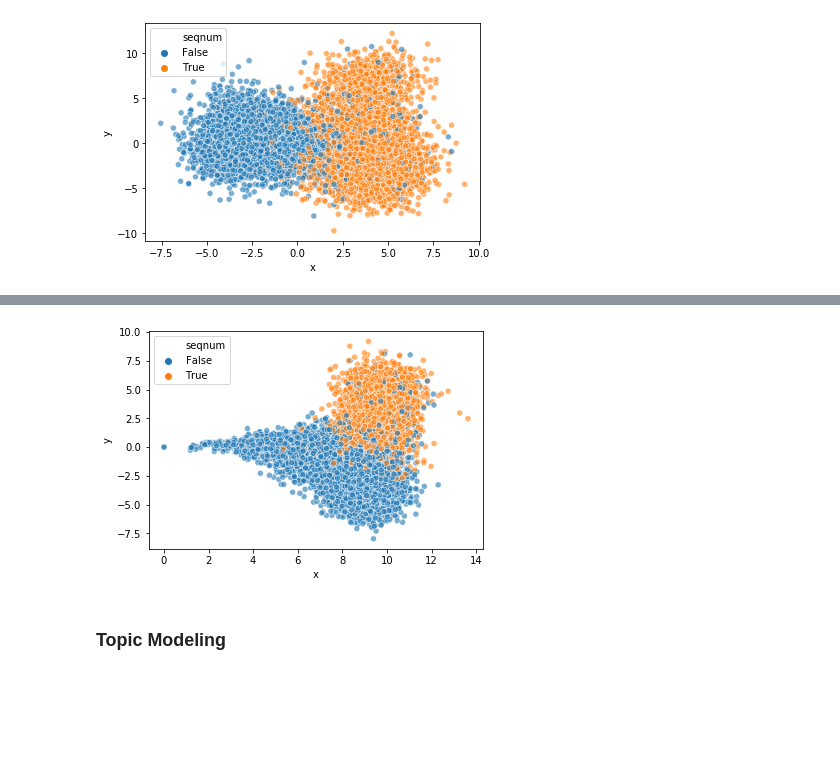
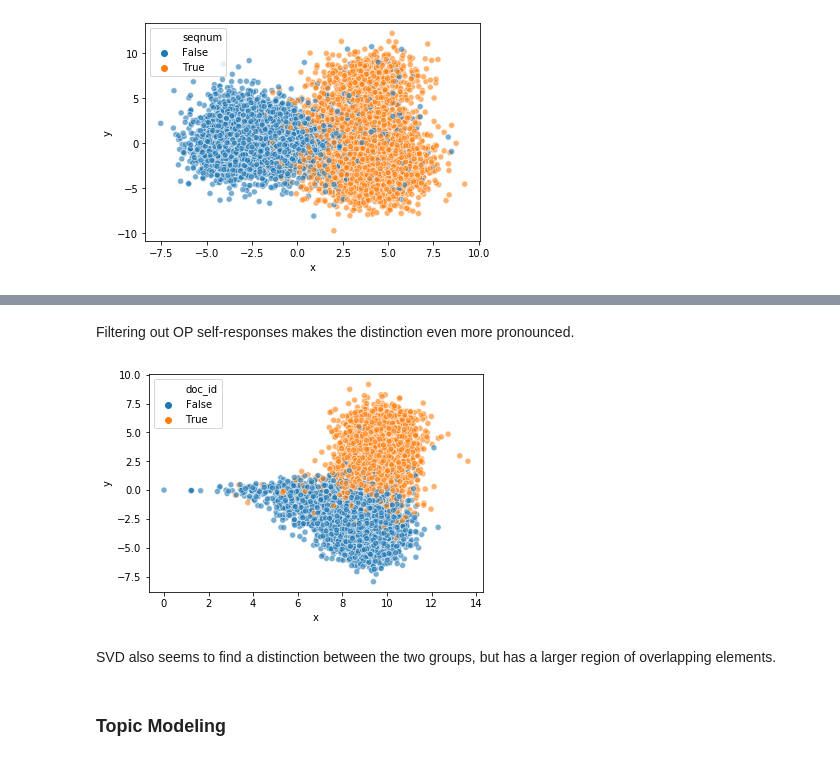
Before and after one commit to Rypo/grad-statement-analysis, a Jupyter notebook: prelim_analysis.ipynb, the cells around one changed output, grey strips where cells are left out. Drawn from its saved outputs; the diff is of its cells as text; code cells hidden in the pictures; blank space fills up the shorter version.

```diff
--- a/prelim_analysis.ipynb
+++ b/prelim_analysis.ipynb
@@ -839,10 +880,15 @@ sns.scatterplot(pca_df['x'],pca_df['y'], hue=df_text.seqnum == 0, alpha=0.6);
+# %% [markdown]
+Filtering out OP self-responses makes the distinction even more pronounced.
 # %%
-lsa = TruncatedSVD(2, n_iter=5)
-doc_lsa = lsa.fit_transform(m_d2v.docvecs.vectors_docs)
-lsa_df = pd.DataFrame(data=zip(list(m_d2v.docvecs.doctags.keys()), doc_lsa[:,0], doc_lsa[:,1]), columns=['doc_id','x','y'])
-sns.scatterplot(lsa_df['x'],lsa_df['y'], hue=df_text.seqnum == 0, alpha=0.6);
+svd = TruncatedSVD(2, n_iter=5)
+doc_svd = svd.fit_transform(m_d2v.docvecs.vectors_docs)
+svd_df = pd.DataFrame(data=zip(list(m_d2v.docvecs.doctags.keys()), doc_svd[:,0], doc_svd[:,1]), columns=['doc_id','x','y'])
+svd_df_opcrit = svd_df.iloc[(df_crit.index) | (df_op.index)]
+sns.scatterplot(svd_df['x'],svd_df['y'], hue=svd_df_opcrit.doc_id.str.endswith('0'), alpha=0.6);
 # %% [output]
-[figure, old version]
+[figure, new version]
+# %% [markdown]
+SVD also seems to find a distinction between the two groups, but has a larger region of overlapping elements.
 # %% [markdown]
 ### Topic Modeling
 # %%
```
Also changed, not shown: parts of 4 cells of this notebook.
